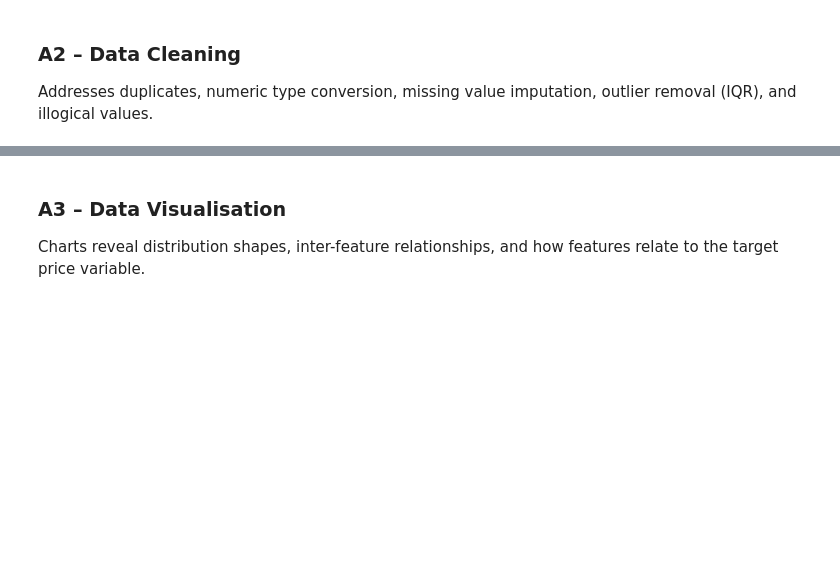
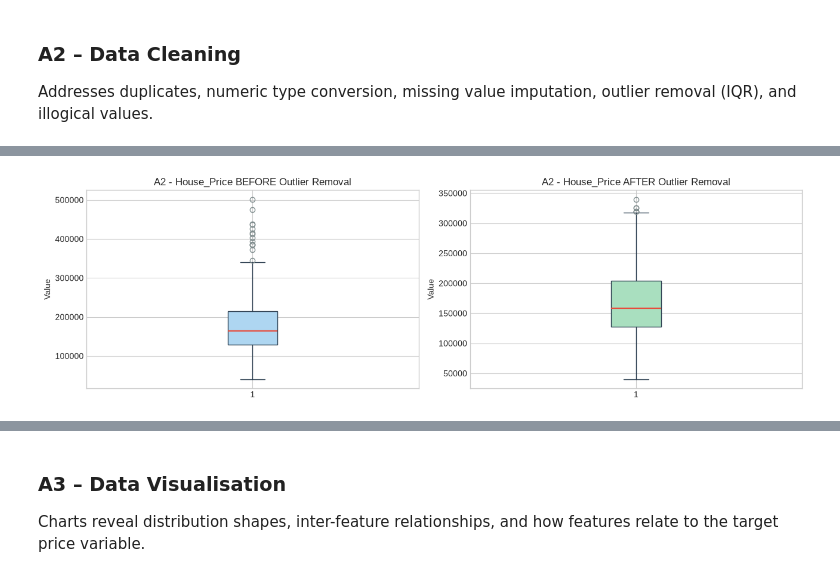
Before and after one commit to ryanthemechanic/GRE-Coursework, a Jupyter notebook: Year-2/Semester-2/COMP1891/COMP1891_notebook.ipynb, the cells around one changed output, grey strips where cells are left out. Cells and saved outputs as stored; diff of their text form; code cells hidden in the pictures; blank space fills up the shorter version.

```diff
--- a/Year-2/Semester-2/COMP1891/COMP1891_notebook.ipynb
+++ b/Year-2/Semester-2/COMP1891/COMP1891_notebook.ipynb
@@ -46,11 +60,21 @@ Auto-detects the CSV delimiter and column names. Cleans numeric formatting issue
 # ── Load CSV with auto-detected delimiter ────────────────────────────────────
 CSV_PATH = 'Datasets/Estate_Agent.csv'
 
-def clean_numeric(series):
+# Some count columns store values as words (e.g. Parking = 'Two'). Without this
+# map they become NaN and the real value is lost during imputation.
+WORD_NUM = {'zero':0,'one':1,'two':2,'three':3,'four':4,'five':5,
+            'six':6,'seven':7,'eight':8,'nine':9,'ten':10}
+
+def clean_numeric(series, report=False):
     s = series.astype(str).str.strip()
     s = s.str.replace(r'[£$€\s]', '', regex=True)   # remove currency/space
     s = s.str.replace(',', '', regex=False)             # remove thousands commas
     s = s.replace({'nan': np.nan, 'None': np.nan, '': np.nan})
+    words = s.str.lower().isin(WORD_NUM)                # e.g. 'Two' -> 2
+    if report and words.sum():
+        print(f"  '{series.name}': converted {words.sum()} written-out "
+              f"number(s) {sorted(set(s[words]))}")
+    s = s.mask(words, s.str.lower().map(WORD_NUM))
     return pd.to_numeric(s, errors='coerce')
 
 def detect_col(df, keywords, exclude=None):
@@ -129,8 +176,9 @@ print(f"\nFeature columns for ML: {feature_cols}")
 # %%
 # ── Clean all numeric columns ─────────────────────────────────────────────────
 df_raw_clean = df_raw.copy()
+print("Formatting issues corrected:")
 for col in df_raw_clean.columns:
-    df_raw_clean[col] = clean_numeric(df_raw_clean[col])
+    df_raw_clean[col] = clean_numeric(df_raw_clean[col], report=True)
 
 print("Cleaned dtypes:")
 print(df_raw_clean.dtypes)
@@ -195,27 +308,59 @@ print(f"\nMissing after imputation: {df.isnull().sum().sum()}")
 # %%
-# A2.3 – Remove outliers from Price using IQR
+# A2.3 - Outlier detection and removal (IQR rule)
+# Price uses the standard 1.5*IQR fence. The area columns are naturally
+# right-skewed (a few genuinely large plots), so a 3*IQR fence is used there:
+# it removes only impossible values without discarding valid large properties.
+def iqr_bounds(s, k=1.5):
+    q1, q3 = s.quantile(0.25), s.quantile(0.75)
+    return q1 - k * (q3 - q1), q3 + k * (q3 - q1)
+
+cont_cols = [c for c in [target_col, land_col, living_col, garage_col]
+             if c and c in df.columns]
+
+audit = []
+for c in cont_cols:
+    for k in (1.5, 3.0):
+        lo, hi = iqr_bounds(df[c], k)
+        m = (df[c] < lo) | (df[c] > hi)
+        audit.append({'Column': c, 'k': k, 'Lower': round(lo), 'Upper': round(hi),
+                      'Outliers': int(m.sum()), '% rows': round(m.mean() * 100, 1)})
+print("=== Outlier audit (before removal) ===")
+print(pd.DataFrame(audit).to_string(index=False))
+
 fig, axes = plt.subplots(1, 2, figsize=(13, 4))
-axes[0].boxplot(df[target_col].dropna())
-axes[0].set_title(f'A2 – {target_col} BEFORE Outlier Removal')
+axes[0].boxplot(df[target_col].dropna(), patch_artist=True,
+                boxprops={'facecolor': '#aed6f1', 'edgecolor': '#2c3e50'})
+axes[0].set_title(f'A2 - {target_col} BEFORE Outlier Removal')
 axes[0].set_ylabel('Value')
 
-Q1, Q3 = df[target_col].quantile(0.25), df[target_col].quantile(0.75)
-IQR = Q3 - Q1
-lo, hi = Q1 - 1.5*IQR, Q3 + 1.5*IQR
-outliers = (df[target_col] < lo) | (df[target_col] > hi)
-print(f"Outliers detected: {outliers.sum()} | Bounds: {lo:,.0f} to {hi:,.0f}")
-df = df[~outliers]
+n_start = len(df)
+lo, hi = iqr_bounds(df[target_col], 1.5)
+price_out = (df[target_col] < lo) | (df[target_col] > hi)
+print(f"\n{target_col}: removing {price_out.sum()} rows outside {lo:,.0f} - {hi:,.0f} (k=1.5)")
+df = df[~price_out]
 
-if living_col and living_col in df.columns:
-    bad = (df[living_col] <= 0).sum()
-    if bad > 0:
-        print(f"Removing {bad} rows with non-positive {living_col}")
-        df = df[df[living_col] > 0]
+for c in [land_col, living_col, garage_col]:
+    if c and c in df.columns:
+        lo, hi = iqr_bounds(df[c], 3.0)
+        m = (df[c] < lo) | (df[c] > hi)
+        if m.sum():
+            print(f"{c}: removing {m.sum()} extreme rows outside {lo:,.0f} - {hi:,.0f} (k=3.0)")
+            df = df[~m]
 
-axes[1].boxplot(df[target_col].dropna())
-axes[1].set_title(f'A2 – {target_col} AFTER Outlier Removal')
+for c in [living_col, land_col, garage_col, target_col]:
+    if c and c in df.columns:
+        bad = (df[c] < 0).sum()
+        if bad:
+            print(f"{c}: removing {bad} rows with impossible negative values")
+            df = df[df[c] >= 0]
+
+axes[1].boxplot(df[target_col].dropna(), patch_artist=True,
+                boxprops={'facecolor': '#a9dfbf', 'edgecolor': '#2c3e50'})
+axes[1].set_title(f'A2 - {target_col} AFTER Outlier Removal')
 axes[1].set_ylabel('Value')
 plt.tight_layout()
 plt.savefig('A2_outlier_boxplot.png', dpi=150, bbox_inches='tight')
 plt.show()
-print(f"Clean dataset: {df.shape}")
+print(f"\nRows: {n_start} -> {len(df)} ({n_start - len(df)} removed, "
+      f"{(n_start - len(df)) / n_start * 100:.1f}%)")
+# %% [output]
@@ -221,0 +380 @@ print(f"Clean dataset: {df.shape}")
+[figure, added]
```
Also changed, not shown: parts of 51 cells of this notebook, 26 other files.
